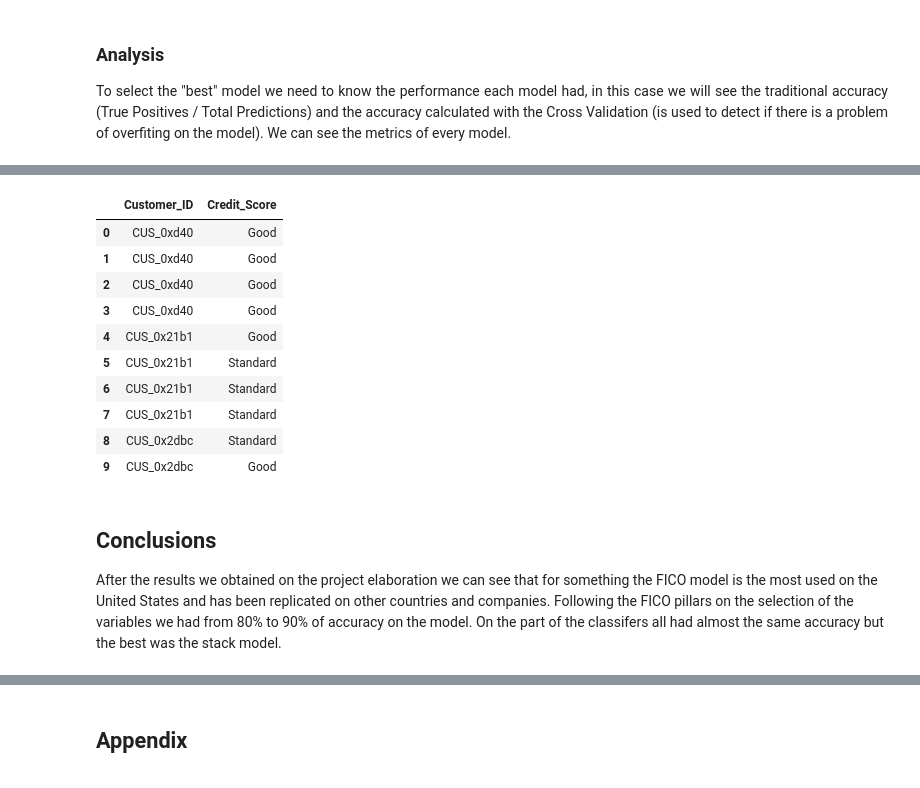
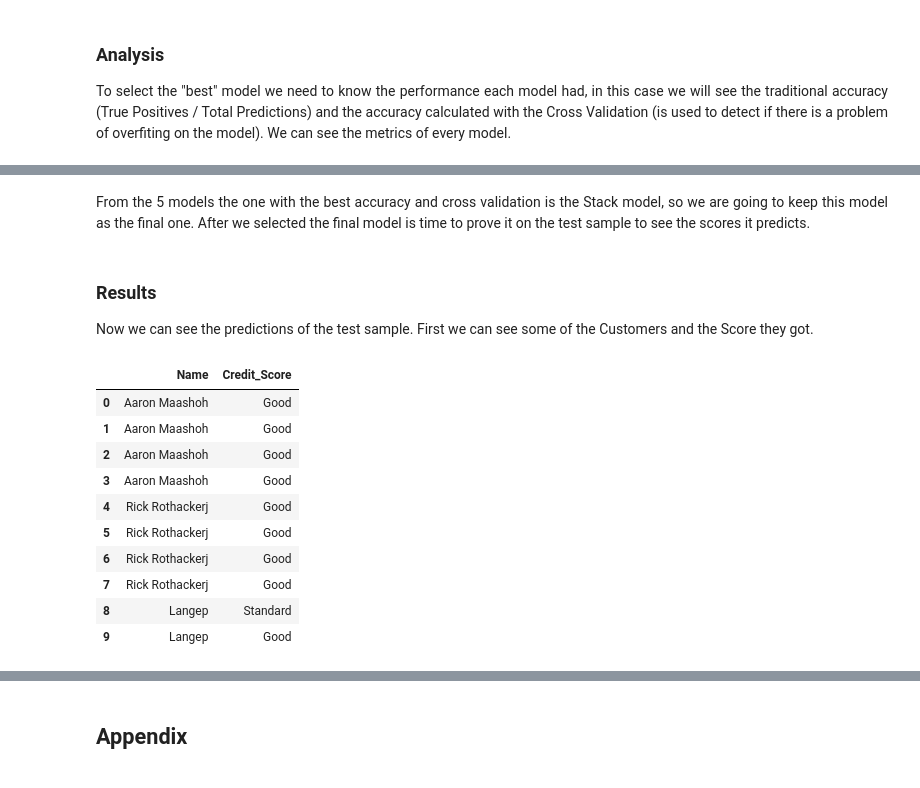
Before and after one commit to EmilianoMena01/Project2_ClassifierModel, a Jupyter notebook: project.ipynb, the cells around one changed output, grey strips where cells are left out. Cells and saved outputs as stored; diff of their text form; code cells hidden in the pictures.

Commit message:
Results

```diff
--- a/project.ipynb
+++ b/project.ipynb
@@ -194,17 +172,19 @@ IndexError: only integers, slices (`:`), ellipsis (`...`), numpy.newaxis (`None`
+# %% [markdown]
+<p align=justify> From the 5 models the one with the best accuracy and cross validation is the Stack model, so we are going to keep this model as the final one. After we selected the final model is time to prove it on the test sample to see the scores it predicts. </p>
+# %% [markdown]
+<h3 align=left> Results </h3>
+<p align=justify> Now we can see the predictions of the test sample. First we can see some of the Customers and the Score they got. </p>
 # %%
-m.test.head(10)[['Customer_ID','Credit_Score']]
+m.test.head(10)[['Name','Credit_Score']]
 # %% [output]
-|  | Customer_ID | Credit_Score |
-| 0 | CUS_0xd40 | Good |
-| 1 | CUS_0xd40 | Good |
-| 2 | CUS_0xd40 | Good |
-| 3 | CUS_0xd40 | Good |
-| 4 | CUS_0x21b1 | Good |
-| 5 | CUS_0x21b1 | Standard |
-| 6 | CUS_0x21b1 | Standard |
-| 7 | CUS_0x21b1 | Standard |
-| 8 | CUS_0x2dbc | Standard |
-| 9 | CUS_0x2dbc | Good |
+|  | Name | Credit_Score |
+| 0 | Aaron Maashoh | Good |
+| 1 | Aaron Maashoh | Good |
+| 2 | Aaron Maashoh | Good |
+| 3 | Aaron Maashoh | Good |
+| 4 | Rick Rothackerj | Good |
+| 5 | Rick Rothackerj | Good |
+| 6 | Rick Rothackerj | Good |
+| 7 | Rick Rothackerj | Good |
+| 8 | Langep | Standard |
+| 9 | Langep | Good |
-# %% [markdown]
-<h2 align=left> Conclusions </h2>
-<p align=jutify> After the results we obtained on the project elaboration we can see that for something the FICO model is the most used on the United States and has been replicated on other countries and companies. Following the FICO pillars on the selection of the variables we had from 80% to 90% of accuracy on the model. On the part of the classifers all had almost the same accuracy but the best was the stack model. </p>
```
Also changed, not shown: parts of 15 cells of this notebook, 12 other files.
